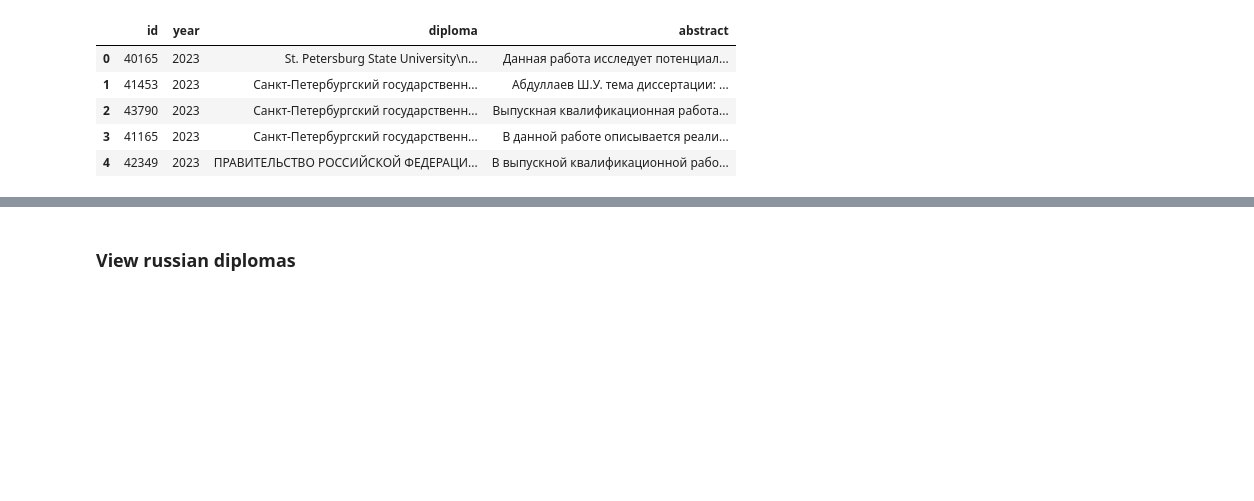
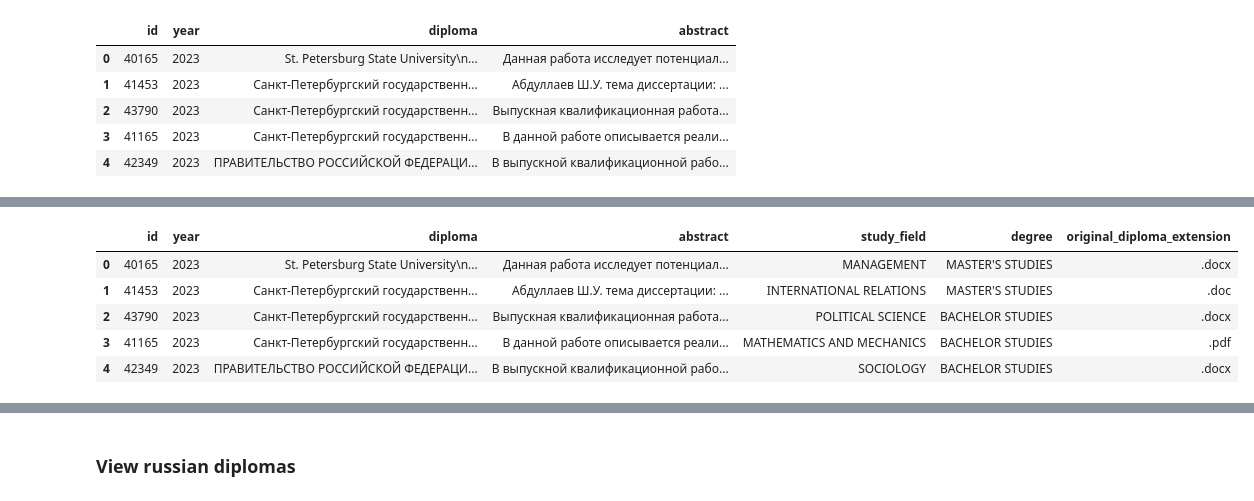
Before and after one commit to DenisovNikita/long_context_LLMs, a Jupyter notebook: src/notebooks/data_collection/process_diplomas.ipynb, the cells around one changed output, grey strips where cells are left out. Cells and saved outputs as stored; diff of their text form; code cells hidden in the pictures; blank space fills up the shorter version.

```diff
--- a/src/notebooks/data_collection/process_diplomas.ipynb
+++ b/src/notebooks/data_collection/process_diplomas.ipynb
@@ -100,0 +121,3 @@ df.head()
+# %%
+df = pd.read_csv(ARTIFACTS_DIR_PATH.joinpath("parsing/diplomas/spbu/dataset.csv"))
+df.head()
@@ -100,0 +131,18 @@ df.head()
+# %%
+new_rows = []
+for _, row in tqdm(df.iterrows(), total=len(df), desc="Rows..."):
+    id = row["id"]
+    year = row["year"]
+    with open(ARTIFACTS_DIR_PATH.joinpath(f"parsing/diplomas/spbu/{year}/view/{id}.html"), "r") as f:
+        soup = BeautifulSoup(f.read())
+    dict_soup = convert(soup)
+    study_field = dict_soup["html"][0]["body"][0]["main"][0]["div"][1]["ol"][0]["li"][2]["#text"]
+    degree = dict_soup["html"][0]["body"][0]["main"][0]["div"][1]["ol"][0]["li"][3]["#text"]
+    new_row = copy.deepcopy(row)
+    new_row["study_field"] = study_field
+    new_row["degree"] = degree
+    new_rows.append(new_row)
+# %%
+new_df = pd.DataFrame(new_rows)
+new_df.to_csv(DATASET_PATH, index=False)
+new_df.head()
@@ -100,0 +171,23 @@ df.head()
+# %%
+super_new_rows = []
+for _, row in tqdm(new_df.iterrows(), total=len(new_df), desc="Rows..."):
+    year, id = row["year"], row["id"]
+    dir_path = ARTIFACTS_DIR_PATH.joinpath(f"parsing/diplomas/spbu/{year}/work/")
+    ext = None
+    for path in dir_path.glob(f"{id}*"):
+        if path.suffix != ".txt":
+            ext = path.suffix
+            break
+    super_new_row = copy.deepcopy(row)
+    super_new_row["original_diploma_extension"] = ext
+    super_new_rows.append(super_new_row)
+# %%
+super_new_df = pd.DataFrame(super_new_rows)
+super_new_df.head()
+# %% [output]
+|  | id | year | diploma | abstract | study_field | degree | original_diploma_extension |
+| 0 | 40165 | 2023 | St. Petersburg State University\n... | Данная работа исследует потенциал... | MANAGEMENT | MASTER'S STUDIES | .docx |
+| 1 | 41453 | 2023 | Санкт-Петербургский государственн... | Абдуллаев Ш.У. тема диссертации: ... | INTERNATIONAL RELATIONS | MASTER'S STUDIES | .doc |
+| 2 | 43790 | 2023 | Санкт-Петербургский государственн... | Выпускная квалификационная работа... | POLITICAL SCIENCE | BACHELOR STUDIES | .docx |
+| 3 | 41165 | 2023 | Санкт-Петербургский государственн... | В данной работе описывается реали... | MATHEMATICS AND MECHANICS | BACHELOR STUDIES | .pdf |
+| 4 | 42349 | 2023 | ПРАВИТЕЛЬСТВО РОССИЙСКОЙ ФЕДЕРАЦИ... | В выпускной квалификационной рабо... | SOCIOLOGY | BACHELOR STUDIES | .docx |
```
Also changed, not shown: parts of 25 cells of this notebook, 46 other files.
